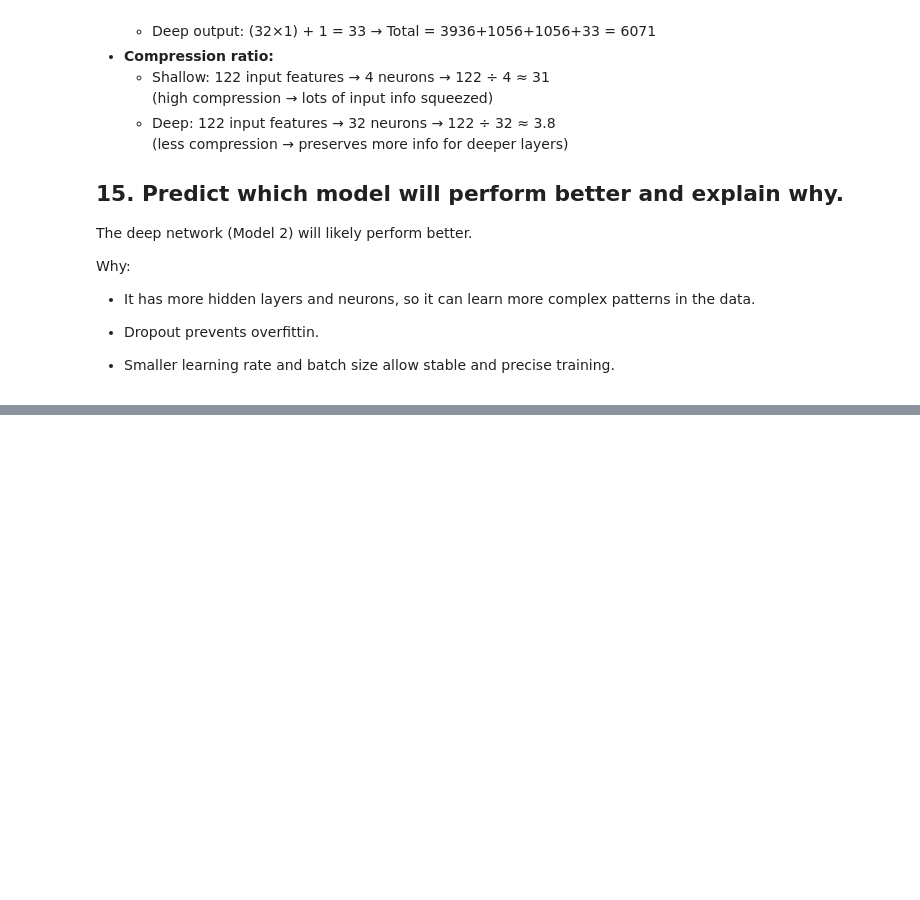
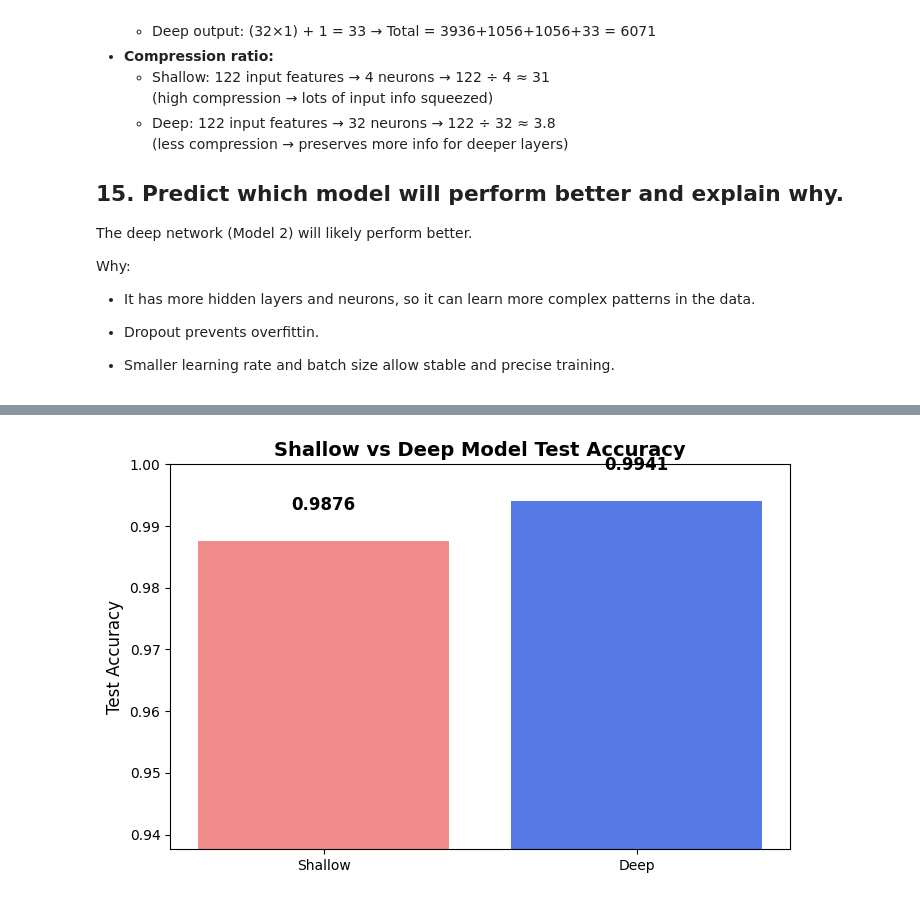
Before and after one commit to Chakibceran22/ANN_SEC, a Jupyter notebook: main.ipynb, the cells around one changed output, grey strips where cells are left out. Drawn from its saved outputs; the diff is of its cells as text; code cells hidden in the pictures; blank space fills up the shorter version.

```diff
--- a/main.ipynb
+++ b/main.ipynb
@@ -199,0 +276,3 @@ Why:
+# %%
+#testing for the shallow model
+test_loss_shallow, test_acc_shallow = shallow_model.evaluate(X_test, Y_test, verbose=1)
@@ -199,0 +281,3 @@ Why:
+# %%
+#testing for the deep model
+test_loss_deep, test_acc_deep = deep_model.evaluate(X_test, Y_test, verbose=1)
@@ -199,0 +351,19 @@ Why:
+# %%
+models = ['Shallow', 'Deep']
+accuracies = [test_acc_shallow, test_acc_deep]
+
+plt.figure(figsize=(8,5))
+bars = plt.bar(models, accuracies, color=['lightcoral','royalblue'], alpha=0.9)
+
+# Add accuracy values on top of bars
+for bar in bars:
+    yval = bar.get_height()
+    plt.text(bar.get_x() + bar.get_width()/2, yval + 0.005, f"{yval:.4f}", ha='center', fontsize=12, fontweight='bold')
+
+# Emphasize the difference by adjusting y-axis
+plt.ylim(min(accuracies) - 0.05, 1)
+plt.ylabel('Test Accuracy', fontsize=12)
+plt.title('Shallow vs Deep Model Test Accuracy', fontsize=14, fontweight='bold')
+plt.show()
+# %% [output]
+[figure, added]
```
Also changed, not shown: parts of 21 cells of this notebook.
